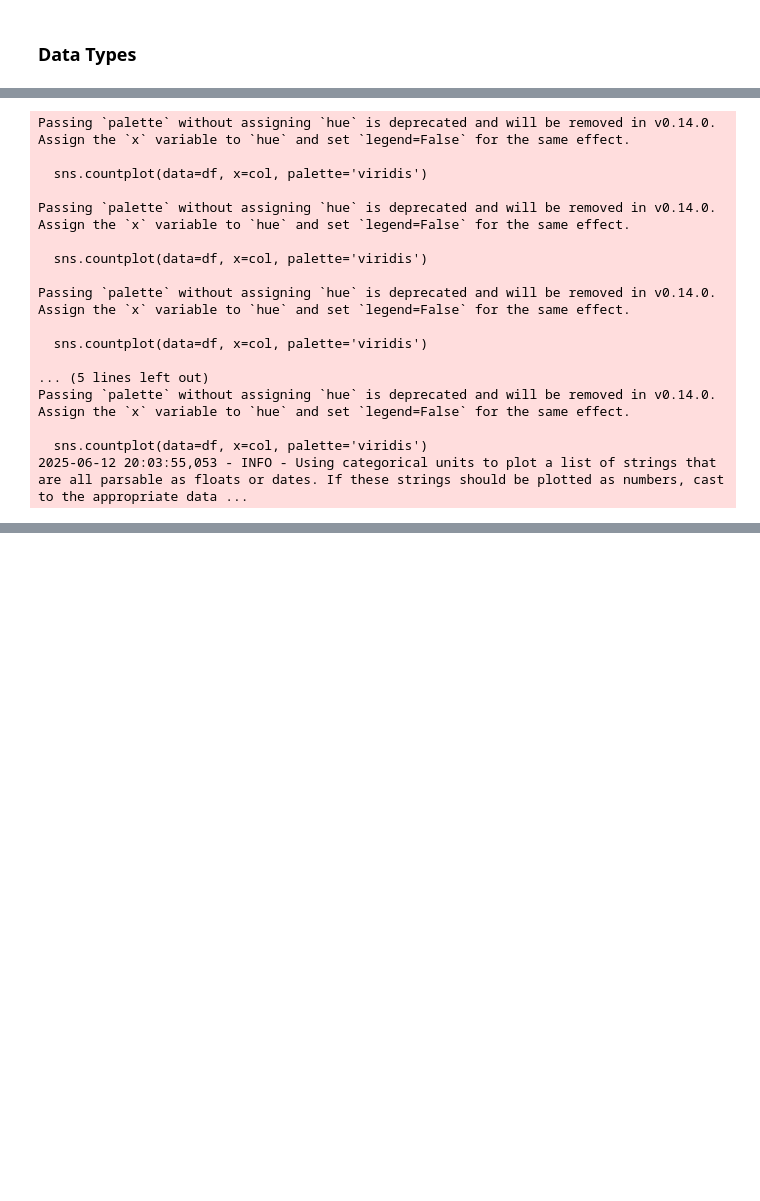
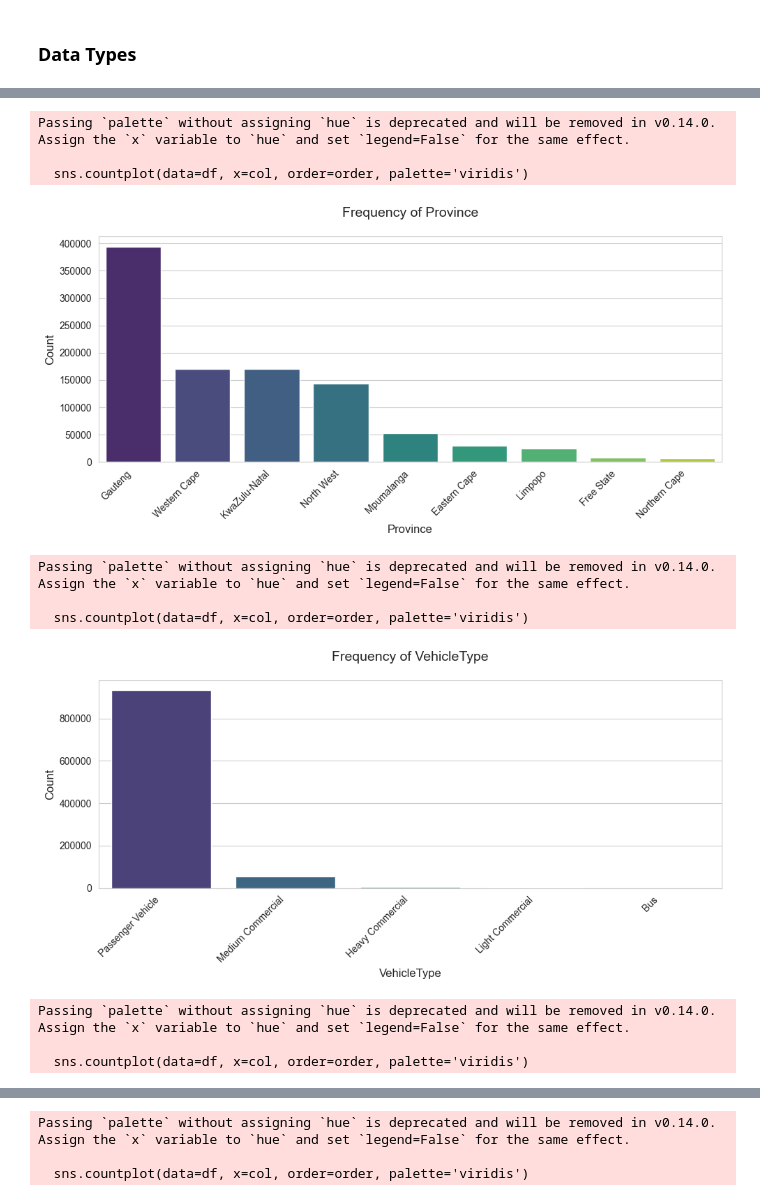
Before and after one commit to Naod-Mergiya/Insurance-Risk-Analytics-Predictive-Modeling, a Jupyter notebook: notebook/EDA.ipynb, the cells around one changed output, grey strips where cells are left out. Drawn from its saved outputs; the diff is of its cells as text; code cells hidden in the pictures; blank space fills up the shorter version.

Commit message:
Univariate analysis for numerical and categorical columns in Task 1

```diff
--- a/notebook/EDA.ipynb
+++ b/notebook/EDA.ipynb
@@ -220,8 +230,8 @@ SumInsured                   2.496524
 dtype: float64
 # %%
 # Convert TransactionMonth to datetime if present
-if 'TransactionMonth' in df.columns:
-    df['TransactionMonth'] = pd.to_datetime(df['TransactionMonth'], format='%Y-%m', errors='coerce')
-    print("\nTransactionMonth converted to datetime.")
+df['TransactionMonth'] = pd.to_datetime(df['TransactionMonth'])
+print("\nTransactionMonth converted to datetime.")
+df['TransactionMonth'].head()
 # %% [output]
 TransactionMonth converted to datetime.
@@ -304,28 +303,27 @@ for col in numerical_cols:
 # %%
-# 2. Univariate Analysis: Categorical Columns
+# Univariate Analysis: Categorical Columns
 for col in categorical_cols:
-    plt.figure()
-    sns.countplot(data=df, x=col, palette='viridis')
+    plt.figure(figsize=(10, 5))
+
+    # Countplot (sorted by frequency)
+    order = df[col].value_counts().index
+    sns.countplot(data=df, x=col, order=order, palette='viridis')
+
     plt.title(f'Frequency of {col}', fontsize=14, pad=20)
     plt.xlabel(col, fontsize=12)
     plt.ylabel('Count', fontsize=12)
-    plt.xticks(rotation=45)
-    plt.show
+    plt.xticks(rotation=45, ha='right')
+    plt.tight_layout()
+    plt.show()
 # %% [output]
 Passing `palette` without assigning `hue` is deprecated and will be removed in v0.14.0. Assign the `x` variable to `hue` and set `legend=False` for the same effect.
 
-  sns.countplot(data=df, x=col, palette='viridis')
-
-Passing `palette` without assigning `hue` is deprecated and will be removed in v0.14.0. Assign the `x` variable to `hue` and set `legend=False` for the same effect.
-
-  sns.countplot(data=df, x=col, palette='viridis')
-
-Passing `palette` without assigning `hue` is deprecated and will be removed in v0.14.0. Assign the `x` variable to `hue` and set `legend=False` for the same effect.
-
-  sns.countplot(data=df, x=col, palette='viridis')
-
-... (5 lines left out)
-Passing `palette` without assigning `hue` is deprecated and will be removed in v0.14.0. Assign the `x` variable to `hue` and set `legend=False` for the same effect.
-
-  sns.countplot(data=df, x=col, palette='viridis')
-2025-06-12 20:03:55,053 - INFO - Using categorical units to plot a list of strings that are all parsable as floats or dates. If these strings should be plotted as numbers, cast to the appropriate data ...
+  sns.countplot(data=df, x=col, order=order, palette='viridis')
+[figure, added]
+Passing `palette` without assigning `hue` is deprecated and will be removed in v0.14.0. Assign the `x` variable to `hue` and set `legend=False` for the same effect.
+
+  sns.countplot(data=df, x=col, order=order, palette='viridis')
+[figure, added]
+Passing `palette` without assigning `hue` is deprecated and will be removed in v0.14.0. Assign the `x` variable to `hue` and set `legend=False` for the same effect.
+
+  sns.countplot(data=df, x=col, order=order, palette='viridis')
@@ -331,0 +331,3 @@ Passing `palette` without assigning `hue` is deprecated and will be removed in v
+Passing `palette` without assigning `hue` is deprecated and will be removed in v0.14.0. Assign the `x` variable to `hue` and set `legend=False` for the same effect.
+
+  sns.countplot(data=df, x=col, order=order, palette='viridis')
```
Also changed, not shown: parts of 16 cells of this notebook.
